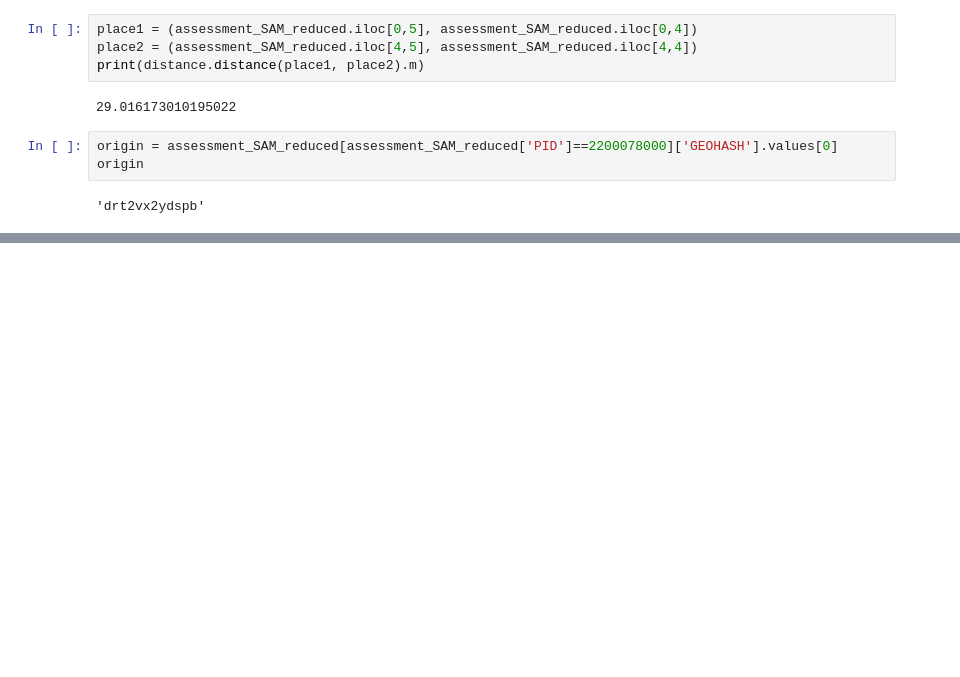
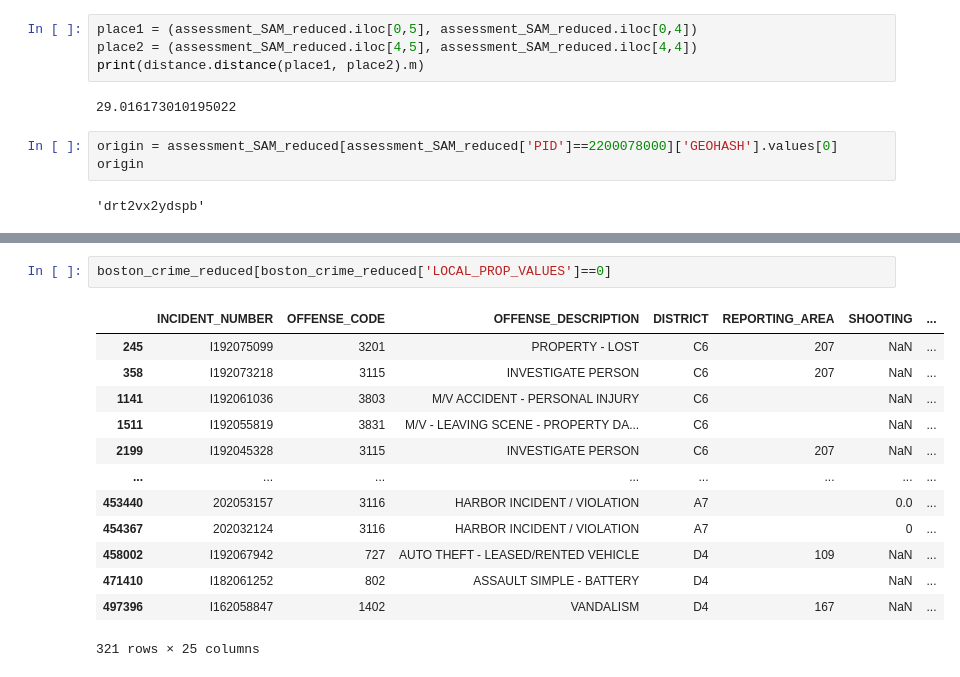
Before and after one commit to YolandaMDavis/cs109a-fall2020, a Jupyter notebook: HousingValuesGeo.ipynb, the cells around one changed output, grey strips where cells are left out. Saved outputs shown, nothing was run; the diff lists cells and outputs as text; blank space fills up the shorter version.

```diff
--- a/HousingValuesGeo.ipynb
+++ b/HousingValuesGeo.ipynb
@@ -171,0 +170,16 @@ boston_crime_2020_reduced.tail(10)
+# %%
+boston_crime_reduced[boston_crime_reduced['LOCAL_PROP_VALUES']==0]
+# %% [output]
+|  | INCIDENT_NUMBER | OFFENSE_CODE | OFFENSE_DESCRIPTION | DISTRICT | REPORTING_AREA | SHOOTING | ... |
+| 245 | I192075099 | 3201 | PROPERTY - LOST | C6 | 207 | NaN | ... |
+| 358 | I192073218 | 3115 | INVESTIGATE PERSON | C6 | 207 | NaN | ... |
+| 1141 | I192061036 | 3803 | M/V ACCIDENT - PERSONAL INJURY | C6 |  | NaN | ... |
+| 1511 | I192055819 | 3831 | M/V - LEAVING SCENE - PROPERTY DA... | C6 |  | NaN | ... |
+| 2199 | I192045328 | 3115 | INVESTIGATE PERSON | C6 | 207 | NaN | ... |
+| ... | ... | ... | ... | ... | ... | ... | ... |
+| 453440 | 202053157 | 3116 | HARBOR INCIDENT / VIOLATION | A7 |  | 0.0 | ... |
+| 454367 | 202032124 | 3116 | HARBOR INCIDENT / VIOLATION | A7 |  | 0 | ... |
+| 458002 | I192067942 | 727 | AUTO THEFT - LEASED/RENTED VEHICLE | D4 | 109 | NaN | ... |
+| 471410 | I182061252 | 802 | ASSAULT SIMPLE - BATTERY | D4 |  | NaN | ... |
+| 497396 | I162058847 | 1402 | VANDALISM | D4 | 167 | NaN | ... |
+321 rows × 25 columns
```
Also changed, not shown: parts of 14 cells of this notebook.
